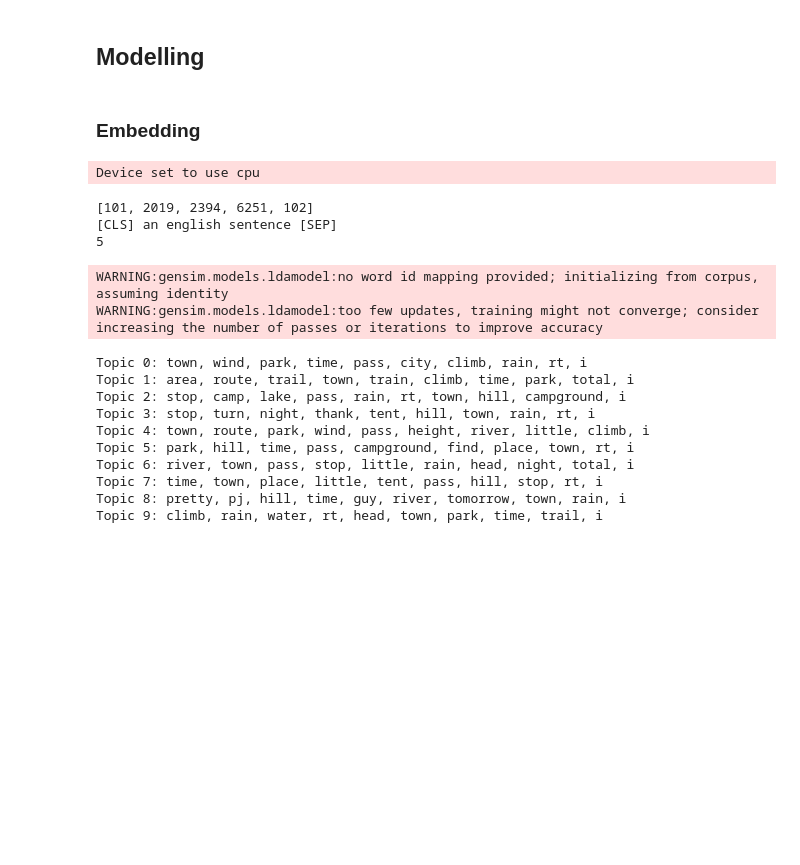
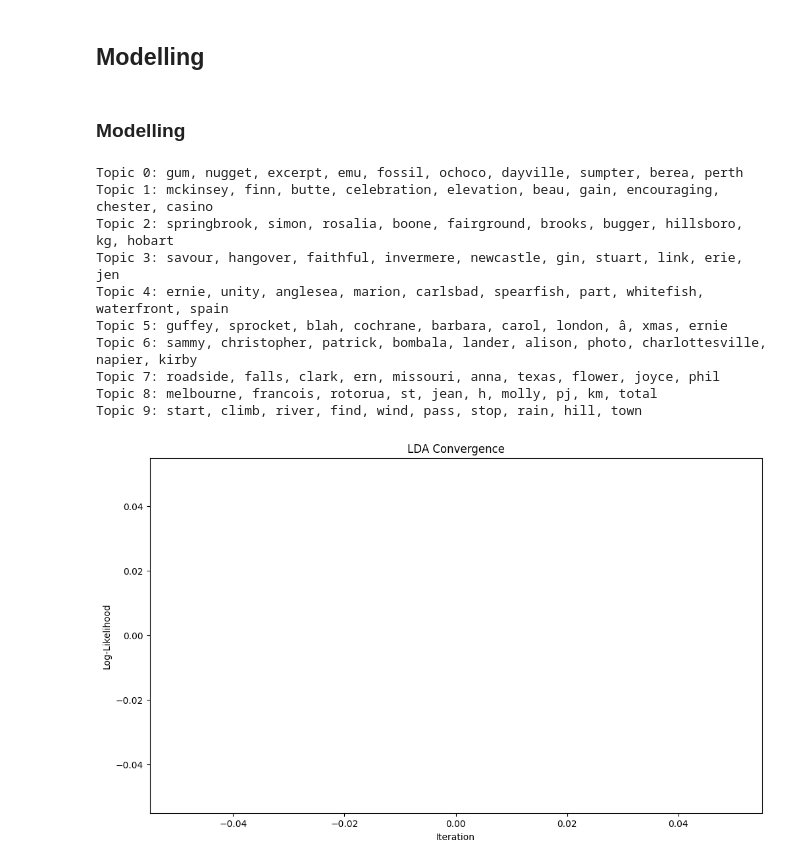
Before and after one commit to marijnkj/732A81_Text_Mining_Project, a Jupyter notebook: analyze_blogs.ipynb, the cells around one changed output. Drawn from its saved outputs; the diff is of its cells as text; code cells hidden in the pictures; blank space fills up the shorter version.

```diff
--- a/analyze_blogs.ipynb
+++ b/analyze_blogs.ipynb
@@ -22,18 +23,16 @@ nlp = spacy.load("en_core_web_md")
 model_ckpt = "papluca/xlm-roberta-base-language-detection"
 pipe = pipeline("text-classification", model=model_ckpt)
 
-df_blogs = pd.DataFrame(columns=["blog", "lang"])
-with open("blogs.txt", "r", encoding="latin") as f:
-  i = 0
-  for blog in tqdm(f):
+df_blogs = pd.read_csv("blogs.csv").dropna(subset="blog")
+for i, row in tqdm(df_blogs.iterrows()):
+    blog = row["blog"]
+
     blog = blog.strip()
     lang = pipe(blog, truncation=True)
 
     df_blogs.loc[i, "blog"] = blog
     df_blogs.loc[i, "lang"] = lang[0]["label"]
 
-    i += 1
-
 df_blogs = df_blogs[df_blogs["lang"] == "en"]
 df_blogs.to_csv("blogs.csv")
 # %% [output]
@@ -138,54 +137,35 @@ def parse_logfile():
                 likelihoods.append(float(match.group(1)))
     return likelihoods
 # %% [markdown]
-### Embedding
+### Modelling
-# %%
-tfidf = models.TfidfModel(corpus)
-corpus_tfidf = tfidf[corpus]
-
-from transformers import BertTokenizer, BertModel
-
-tokenizer = BertTokenizer.from_pretrained("bert-base-uncased")
-model = BertModel.from_pretrained("bert-base-uncased")
-extractor = pipeline("feature-extraction", model=model, tokenizer=tokenizer)
-
-text = "an english sentence"
-
-print(tokenizer.encode(text))
-print(tokenizer.decode(tokenizer.encode(text)))
-print(len(extractor(text, tokenizer_kwargs={"add_special_tokens": False})[0]))
-# %% [output]
-Device set to use cpu
-[101, 2019, 2394, 6251, 102]
-[CLS] an english sentence [SEP]
-5
 # %%
+tfidf = models.TfidfModel(corpus)
+corpus_tfidf = tfidf[corpus]
 
 # # https://radimrehurek.com/gensim/models/ldamodel.html
 clear_logfile()
-lda = models.LdaModel(corpus_tfidf, num_topics=10)
+lda = models.LdaModel(corpus_tfidf, num_topics=10, id2word=dictionary, passes=100)
 likelihoods = parse_logfile()
 
 # Plot likelihoods for convergence
 fig, ax = plt.subplots(figsize=(12, 7))
 ax.plot(likelihoods)
 ax.set(title="LDA Convergence", xlabel="Iteration", ylabel="Log-Likelihood")
 
 # Print most important words per topic
 topics = lda.get_topics()
 for topic in range(10):
     topic_probs = topics[topic, :]
     print(f"Topic {topic}: {', '.join([dictionary[i] for i in np.argsort(topic_probs)[-10:]])}")
 # %% [output]
-WARNING:gensim.models.ldamodel:no word id mapping provided; initializing from corpus, assuming identity
-WARNING:gensim.models.ldamodel:too few updates, training might not converge; consider increasing the number of passes or iterations to improve accuracy
+Topic 0: gum, nugget, excerpt, emu, fossil, ochoco, dayville, sumpter, berea, perth
+Topic 1: mckinsey, finn, butte, celebration, elevation, beau, gain, encouraging, chester, casino
+Topic 2: springbrook, simon, rosalia, boone, fairground, brooks, bugger, hillsboro, kg, hobart
+Topic 3: savour, hangover, faithful, invermere, newcastle, gin, stuart, link, erie, jen
+Topic 4: ernie, unity, anglesea, marion, carlsbad, spearfish, part, whitefish, waterfront, spain
+Topic 5: guffey, sprocket, blah, cochrane, barbara, carol, london, â, xmas, ernie
+Topic 6: sammy, christopher, patrick, bombala, lander, alison, photo, charlottesville, napier, kirby
+Topic 7: roadside, falls, clark, ern, missouri, anna, texas, flower, joyce, phil
+Topic 8: melbourne, francois, rotorua, st, jean, h, molly, pj, km, total
+Topic 9: start, climb, river, find, wind, pass, stop, rain, hill, town
-Topic 0: town, wind, park, time, pass, city, climb, rain, rt, i
-Topic 1: area, route, trail, town, train, climb, time, park, total, i
-Topic 2: stop, camp, lake, pass, rain, rt, town, hill, campground, i
-Topic 3: stop, turn, night, thank, tent, hill, town, rain, rt, i
-Topic 4: town, route, park, wind, pass, height, river, little, climb, i
-Topic 5: park, hill, time, pass, campground, find, place, town, rt, i
-Topic 6: river, town, pass, stop, little, rain, head, night, total, i
-Topic 7: time, town, place, little, tent, pass, hill, stop, rt, i
-Topic 8: pretty, pj, hill, time, guy, river, tomorrow, town, rain, i
-Topic 9: climb, rain, water, rt, head, town, park, time, trail, i
+[figure, added]
```
Also changed, not shown: parts of 9 cells of this notebook.
